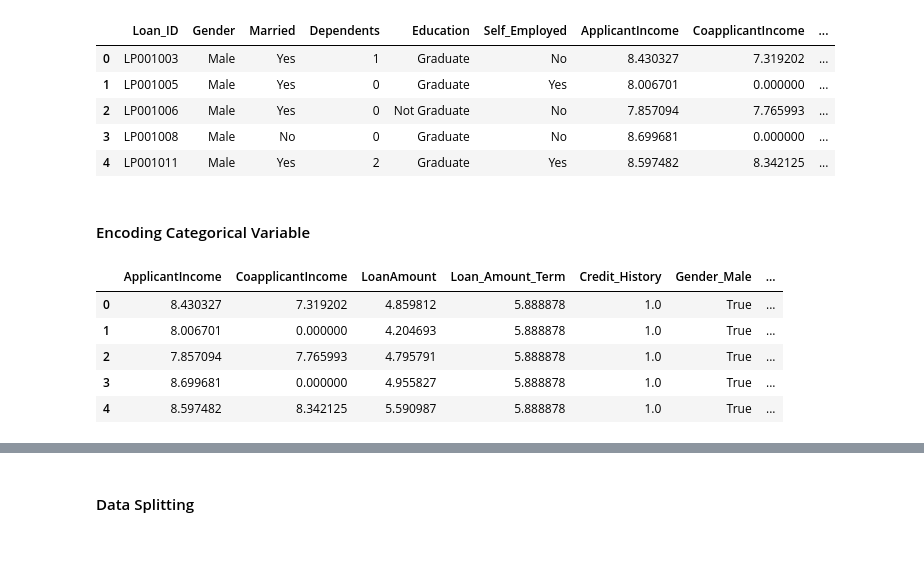
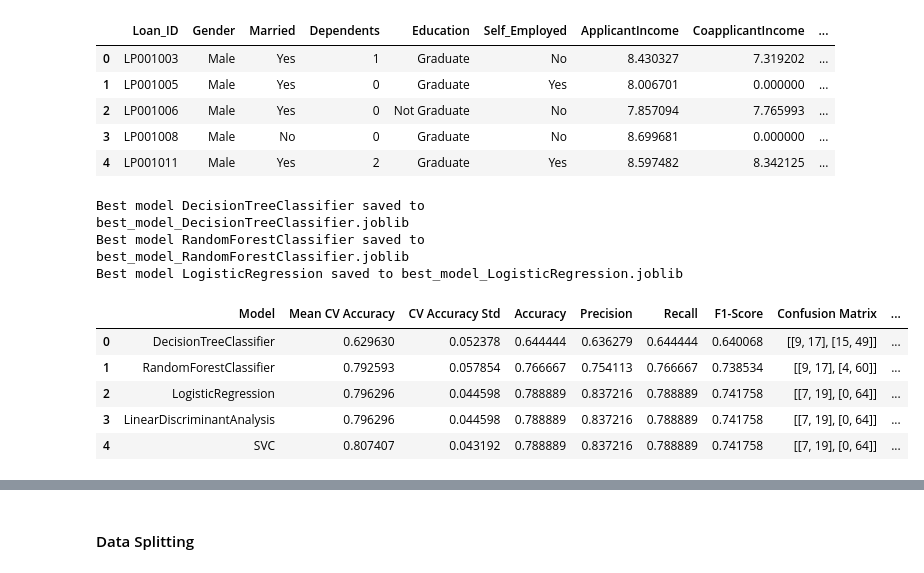
Before and after one commit to ebenezer2015/Machine-Learning-Model-Analysis, a Jupyter notebook: Classification-Modelling/Model-Training.ipynb, the cells around one changed output, grey strips where cells are left out. Saved outputs shown, nothing was run; the diff lists cells and outputs as text; code cells hidden in the pictures; blank space fills up the shorter version.

```diff
--- a/Classification-Modelling/Model-Training.ipynb
+++ b/Classification-Modelling/Model-Training.ipynb
@@ -17,5 +20,3 @@ df.head()
 | 2 | LP001006 | Male | Yes | 0 | Not Graduate | No | 7.857094 | 7.765993 | ... |
 | 3 | LP001008 | Male | No | 0 | Graduate | No | 8.699681 | 0.000000 | ... |
 | 4 | LP001011 | Male | Yes | 2 | Graduate | Yes | 8.597482 | 8.342125 | ... |
-# %% [markdown]
-#### Encoding Categorical Variable
@@ -31,9 +23,32 @@ X = pd.get_dummies(data=X, drop_first=True)
-# %%
-X.head(5)
-# %% [output]
-|  | ApplicantIncome | CoapplicantIncome | LoanAmount | Loan_Amount_Term | Credit_History | Gender_Male | ... |
-| 0 | 8.430327 | 7.319202 | 4.859812 | 5.888878 | 1.0 | True | ... |
-| 1 | 8.006701 | 0.000000 | 4.204693 | 5.888878 | 1.0 | True | ... |
-| 2 | 7.857094 | 7.765993 | 4.795791 | 5.888878 | 1.0 | True | ... |
-| 3 | 8.699681 | 0.000000 | 4.955827 | 5.888878 | 1.0 | True | ... |
-| 4 | 8.597482 | 8.342125 | 5.590987 | 5.888878 | 1.0 | True | ... |
+# %%
+# shufle the data into validation and Training data
+# Training data is further split into training and test for used during model development
+# Validaton is used to assess and evaluate the best model performance.
+# Split the data into training and test sets
+
+target_feature = 'Loan_Status'
+models = [
+    DecisionTreeClassifier(),
+    RandomForestClassifier(),
+    LogisticRegression(max_iter=1000),
+    LinearDiscriminantAnalysis(),
+    SVC()
+]
+cv = 10
+test_size = 0.25 # default value is 0.2
+columns_to_remove = ['Loan_ID']
+random_state = 43
+
+trained_df, validate_df = ml.shuffle_and_split(df, target_feature, test_size, random_state, columns_to_remove)
+results_df = ml.train_models(trained_df, target_feature, models, test_size, cv)
+results_df
+# %% [output]
+Best model DecisionTreeClassifier saved to best_model_DecisionTreeClassifier.joblib
+Best model RandomForestClassifier saved to best_model_RandomForestClassifier.joblib
+Best model LogisticRegression saved to best_model_LogisticRegression.joblib
+|  | Model | Mean CV Accuracy | CV Accuracy Std | Accuracy | Precision | Recall | F1-Score | Confusion Matrix | ... |
+| 0 | DecisionTreeClassifier | 0.629630 | 0.052378 | 0.644444 | 0.636279 | 0.644444 | 0.640068 | [[9, 17], [15, 49]] | ... |
+| 1 | RandomForestClassifier | 0.792593 | 0.057854 | 0.766667 | 0.754113 | 0.766667 | 0.738534 | [[9, 17], [4, 60]] | ... |
+| 2 | LogisticRegression | 0.796296 | 0.044598 | 0.788889 | 0.837216 | 0.788889 | 0.741758 | [[7, 19], [0, 64]] | ... |
+| 3 | LinearDiscriminantAnalysis | 0.796296 | 0.044598 | 0.788889 | 0.837216 | 0.788889 | 0.741758 | [[7, 19], [0, 64]] | ... |
+| 4 | SVC | 0.807407 | 0.043192 | 0.788889 | 0.837216 | 0.788889 | 0.741758 | [[7, 19], [0, 64]] | ... |
```
Also changed, not shown: parts of 16 cells of this notebook, 2 other files.
